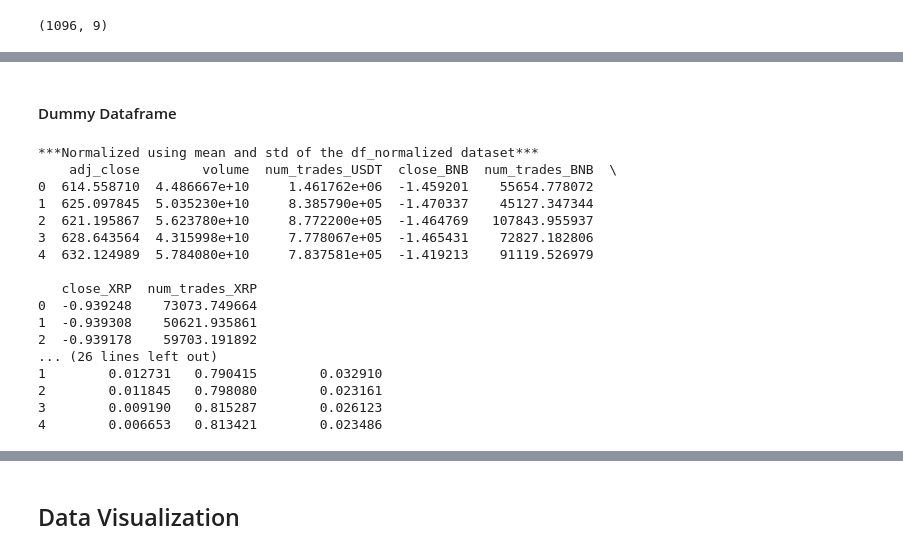
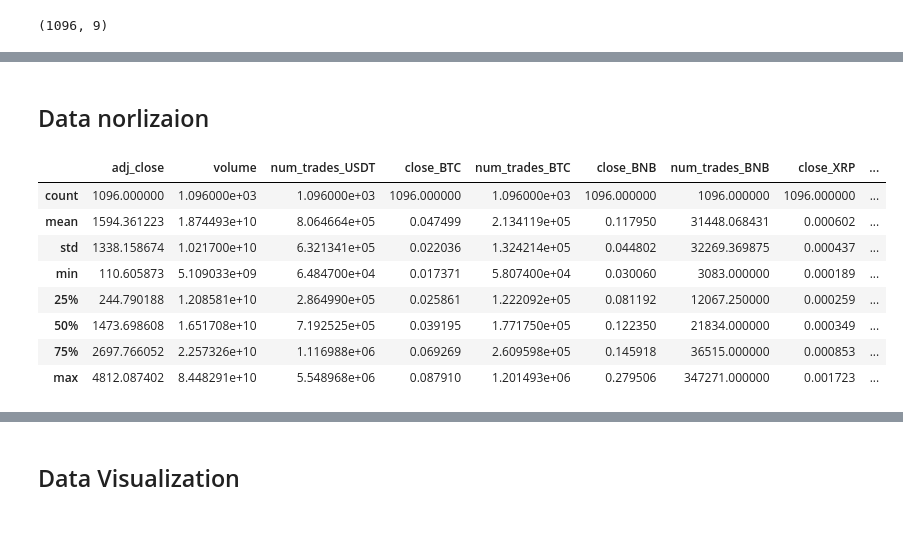
Before and after one commit to CAMAY3101/KALIK, a Jupyter notebook: data/Preprocess/cleanup.ipynb, the cells around one changed output, grey strips where cells are left out. Saved outputs shown, nothing was run; the diff lists cells and outputs as text; code cells hidden in the pictures; blank space fills up the shorter version.

```diff
--- a/data/Preprocess/cleanup.ipynb
+++ b/data/Preprocess/cleanup.ipynb
@@ -424,54 +390,14 @@ max       1.000000        1.000000     1.000000        1.000000
-# %% [markdown]
-#### Dummy Dataframe
-# %%
-
-data = {
-    'date': ['2019-10-01', '2019-10-01', '2019-10-01', '2019-10-01', '2019-10-01'],
-    'adj_close': [175.2343, 178.234, 177.1234, 179.2432, 180.2341],
-    'volume': [5775236244, 6481347253, 7238928455, 5555551771, 7445266224],
-    'num_trades_USDT': [168492, 96660, 101114, 89655, 90341],
-    'close_BNB': [0.090262, 0.088262, 0.089262, 0.089143, 0.097444],
-    'num_trades_BNB': [5218, 4231, 10111, 6828, 8543],
-    'close_XRP': [0.001418, 0.001401, 0.001438, 0.001437, 0.001429],
-    'num_trades_XRP': [6542, 4532, 5345, 6432, 5823]
-}
-normalized= {}
-unnormalized = {}
-
-# normalize for each key in data
-for key in data:
-    if key != 'date':
-        mean = df_finance[key].mean()
-        std = df_finance[key].std()
-        unnormalized[key] = [(x - mean) / std for x in data[key]]
-        mean_normalized = df_normalized[key].mean()
-        std_normalized = df_normalized[key].std()
-        normalized[key] = [(x - mean_normalized) / std_normalized for x in data[key]]
-
-df_normalized_m = pd.DataFrame(normalized)
-df_unnormalized = pd.DataFrame(unnormalized)
-
-print("***Normalized using mean and std of the df_normalized dataset***")
-print(df_normalized_m.head())
-print("***Normalized using mean and std of the df_finance dataset***")
-print(df_unnormalized.head())
-print("***Original normalized data***")
-print(df_normalized.head())
-# %% [output]
-***Normalized using mean and std of the df_normalized dataset***
-    adj_close        volume  num_trades_USDT  close_BNB  num_trades_BNB  \
-0  614.558710  4.486667e+10     1.461762e+06  -1.459201    55654.778072
-1  625.097845  5.035230e+10     8.385790e+05  -1.470337    45127.347344
-2  621.195867  5.623780e+10     8.772200e+05  -1.464769   107843.955937
-3  628.643564  4.315998e+10     7.778067e+05  -1.465431    72827.182806
-4  632.124989  5.784080e+10     7.837581e+05  -1.419213    91119.526979
-
-   close_XRP  num_trades_XRP
-0  -0.939248    73073.749664
-1  -0.939308    50621.935861
-2  -0.939178    59703.191892
-... (26 lines left out)
-1        0.012731   0.790415        0.032910
-2        0.011845   0.798080        0.023161
-3        0.009190   0.815287        0.026123
-4        0.006653   0.813421        0.023486
+# %% [markdown]
+## Data norlizaion
+# %%
+df_finance.describe()
+# %% [output]
+|  | adj_close | volume | num_trades_USDT | close_BTC | num_trades_BTC | close_BNB | num_trades_BNB | close_XRP | ... |
+| count | 1096.000000 | 1.096000e+03 | 1.096000e+03 | 1096.000000 | 1.096000e+03 | 1096.000000 | 1096.000000 | 1096.000000 | ... |
+| mean | 1594.361223 | 1.874493e+10 | 8.064664e+05 | 0.047499 | 2.134119e+05 | 0.117950 | 31448.068431 | 0.000602 | ... |
+| std | 1338.158674 | 1.021700e+10 | 6.321341e+05 | 0.022036 | 1.324214e+05 | 0.044802 | 32269.369875 | 0.000437 | ... |
+| min | 110.605873 | 5.109033e+09 | 6.484700e+04 | 0.017371 | 5.807400e+04 | 0.030060 | 3083.000000 | 0.000189 | ... |
+| 25% | 244.790188 | 1.208581e+10 | 2.864990e+05 | 0.025861 | 1.222092e+05 | 0.081192 | 12067.250000 | 0.000259 | ... |
+| 50% | 1473.698608 | 1.651708e+10 | 7.192525e+05 | 0.039195 | 1.771750e+05 | 0.122350 | 21834.000000 | 0.000349 | ... |
+| 75% | 2697.766052 | 2.257326e+10 | 1.116988e+06 | 0.069269 | 2.609598e+05 | 0.145918 | 36515.000000 | 0.000853 | ... |
+| max | 4812.087402 | 8.448291e+10 | 5.548968e+06 | 0.087910 | 1.201493e+06 | 0.279506 | 347271.000000 | 0.001723 | ... |
```
Also changed, not shown: parts of 30 cells of this notebook, 1 other file.
